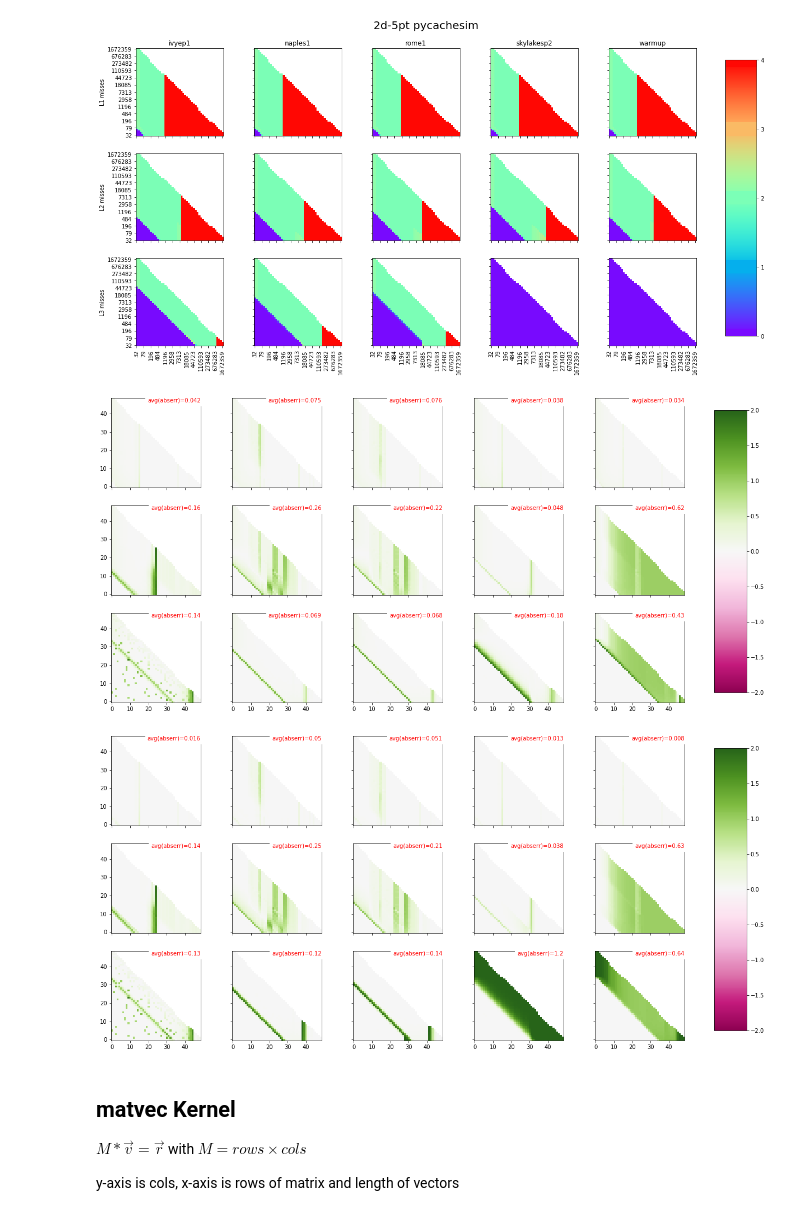
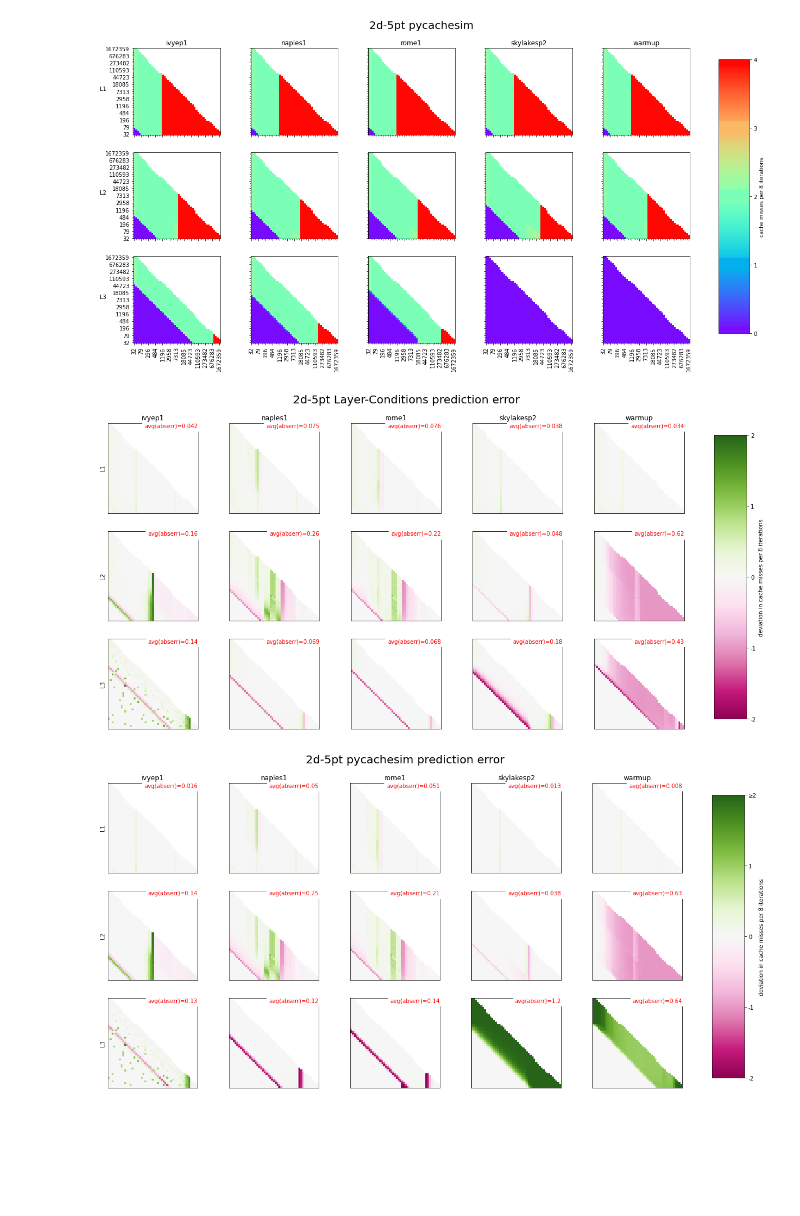
Before and after one commit to RRZE-HPC/pycachesim, a Jupyter notebook: validation/Analysis.ipynb, the cells around one changed output. Cells and saved outputs as stored; diff of their text form; code cells hidden in the pictures; blank space fills up the shorter version.

```diff
--- a/validation/Analysis.ipynb
+++ b/validation/Analysis.ipynb
@@ -240,22 +245,42 @@ def plot2d(kernel, source, xcol='dimension_2', ycol='dimension_1', vmin=None, vm
     return fig, axs
 # %%
-def plot2derr(axsa, axsb):
+def plot2derr(axsa, axsb, title=""):
     hosts = sorted(df.hostname.unique())
     caches = ['L1', 'L2', 'L3']
     fig, axs = plt.subplots(len(caches), len(hosts), figsize=(20,10), squeeze=False, sharex=True, sharey=True)
+    fig.suptitle(title, y=0.95, fontsize=20)
+    sub_minerr, sup_maxerr = False, False
     for i, h in enumerate(hosts):
-        axsa[0,i].set_title(h)
         for j, c in enumerate(caches):
+            if j == 0:
+                axs[j,i].set_title(h)
+            if i == 0:
+                axs[j,i].set_ylabel(c)
+
             datap = axsa[j,i].get_images()[0].get_array().data
             datam = axsb[j,i].get_images()[0].get_array().data
             s = (min(datap.shape[0], datam.shape[0]), min(datap.shape[1], datam.shape[1]))
-            err = abs(datap[:s[0],:s[1]]-datam[:s[0],:s[1]])
-            err_nanmasked = np.ma.array(err, mask=np.isnan(err))
+            err = datap[:s[0],:s[1]]-datam[:s[0],:s[1]]
+            if np.ma.array(err, mask=np.isnan(err)).max() > 2:
+                sup_maxerr = True
+            if np.ma.array(err, mask=np.isnan(err)).max() < -2:
+                sub_minerr = True
+            abserr_nanmasked = np.ma.array(abs(err), mask=np.isnan(err))
             im = axs[j,i].imshow(err, cmap="PiYG", vmin=-2, vmax=2, origin='lower')
-            avg_err = err_nanmasked.sum() / err_nanmasked.count()
+            avg_err = abserr_nanmasked.sum() / abserr_nanmasked.count()
             axs[j,i].annotate(f"avg(abserr)={avg_err:.2}", xy=(1, 1), xycoords='axes fraction',
                              horizontalalignment='right', verticalalignment='top',
                              color='red', backgroundcolor='white')
+            axs[j,i].set_yticks([])
+            axs[j,i].set_xticks([])
     fig.subplots_adjust(right=0.85)
     cbar_ax = fig.add_axes([0.88, 0.15, 0.04, 0.7])
-    cbar = fig.colorbar(im, cax=cbar_ax)
+    cbar = fig.colorbar(im, cax=cbar_ax,
+                        label="deviation in cache misses per 8 iterations")
+    cbar.set_ticks(range(-2, 2+1))
+    tl = [str(t) for t in range(-2, 2+1)]
+    if sup_maxerr:
+        tl[-1] = '≥' + tl[-1]
+    if sub_minerr:
+        tl[0] = '≤' + tl[0]
+    cbar.set_ticklabels(tl)
@@ -265,6 +302,6 @@ def plot2derr(axsa, axsb):
 fas = {}
 for source in ['measured', 'layer-conditions', 'pycachesim']:
     fas[source] = plot2d('2d-5pt', source, xcol='dimension_1', ycol='dimension_0')
-plot2derr(fas['measured'][1], fas['layer-conditions'][1])
-plot2derr(fas['measured'][1], fas['pycachesim'][1])
+plot2derr(fas['measured'][1], fas['layer-conditions'][1], "2d-5pt Layer-Conditions prediction error")
+plot2derr(fas['measured'][1], fas['pycachesim'][1], "2d-5pt pycachesim prediction error")
 # %% [output]
@@ -273,9 +310,3 @@ plot2derr(fas['measured'][1], fas['pycachesim'][1])
-[figure, old version]
+[figure, new version]
-[figure, old version]
+[figure, new version]
-[figure, old version]
+[figure, new version]
-# %% [markdown]
-## matvec Kernel
-
-$M*\vec{v} = \vec{r}$ with $M = rows \times cols$
-
-y-axis is cols, x-axis is rows of matrix and length of vectors
```
Also changed, not shown: parts of 26 cells of this notebook.
